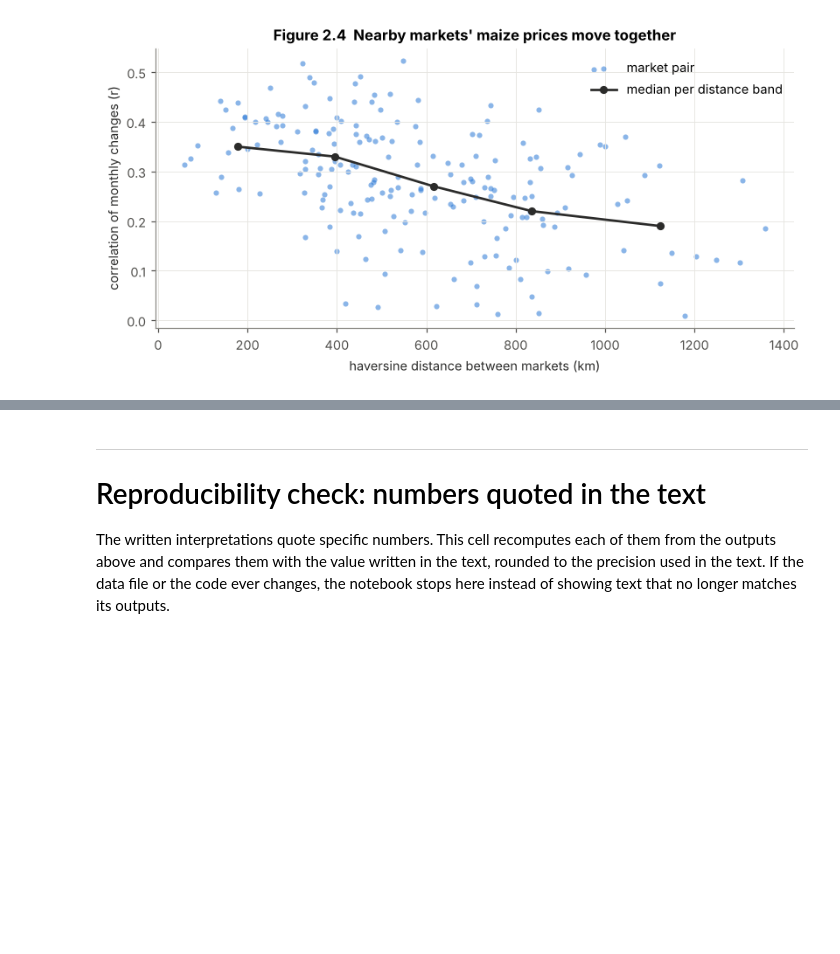
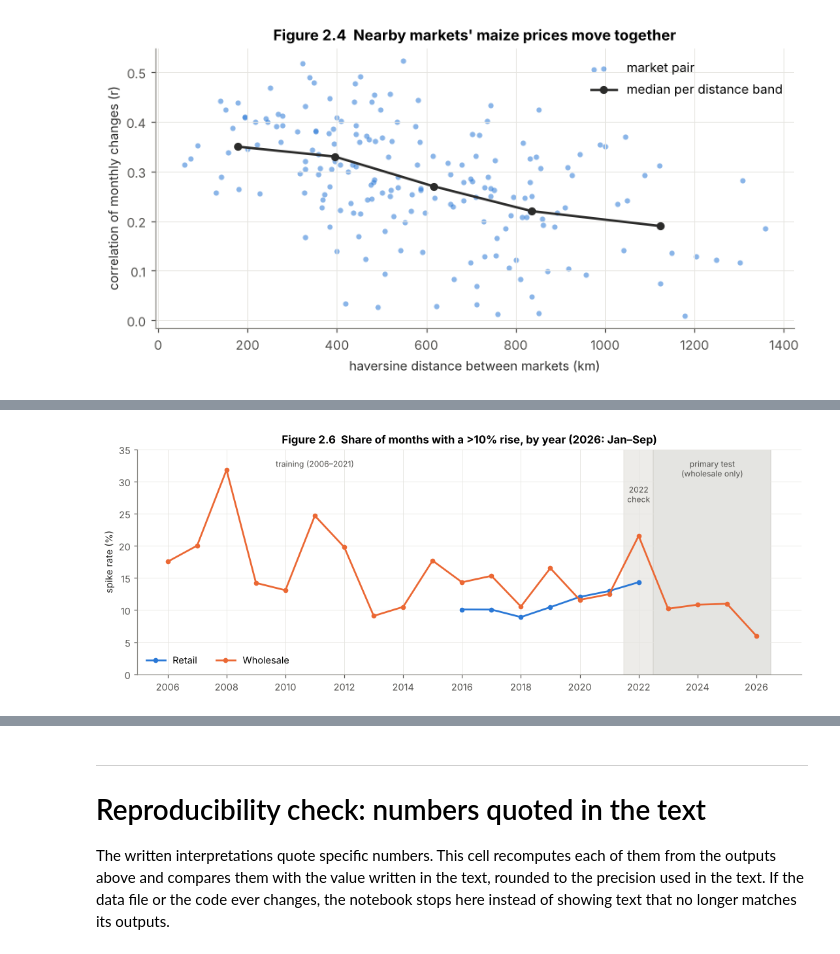
Before and after one commit to Shambhavi-DSAI2006/tanzania-food-price-spikes, a Jupyter notebook: Shambhavi_MiniProject.ipynb, the cells around one changed output, grey strips where cells are left out. Saved outputs shown, nothing was run; the diff lists cells and outputs as text; code cells hidden in the pictures; blank space fills up the shorter version.

```diff
--- a/Shambhavi_MiniProject.ipynb
+++ b/Shambhavi_MiniProject.ipynb
@@ -1012,0 +1276,14 @@ Even neighbours correlate only moderately (r rarely above 0.5), so every market
+# %%
+# Figure 2.6 — the spike rate is not stable over time, and the price-type mix changes
+fig, ax = plt.subplots(figsize=(10, 3.9))
+ax.axvspan(2021.5, 2022.5, color="#e6e5e1", alpha=0.7); ax.axvspan(2022.5, 2026.5, color="#d3d2cd", alpha=0.6)
+for pt in ["Retail", "Wholesale"]:
+    ax.plot(yearly.index, yearly[pt], color=COLOR[pt], lw=1.8, marker="o", ms=4, label=pt)
+ax.text(2022, 29.5, "2022\ncheck", ha="center", va="top", fontsize=8, color="#52514e")
+ax.text(2024.5, 33.5, "primary test\n(wholesale only)", ha="center", va="top", fontsize=8, color="#52514e")
+ax.text(2011, 33.5, "training (2006–2021)", ha="center", va="top", fontsize=8, color="#52514e")
+ax.set(title="Figure 2.6  Share of months with a >10% rise, by year (2026: Jan–Sep)", ylabel="spike rate (%)", ylim=(0, 35))
+ax.set_xticks(range(2006, 2027, 2)); ax.legend(loc="lower left", ncol=2)
+plt.tight_layout(); save_fig("fig_2_6_spike_rate_by_year"); plt.show()
+# %% [output]
+[figure, added]
```
Also changed, not shown: parts of 28 cells of this notebook, 3 other files.
